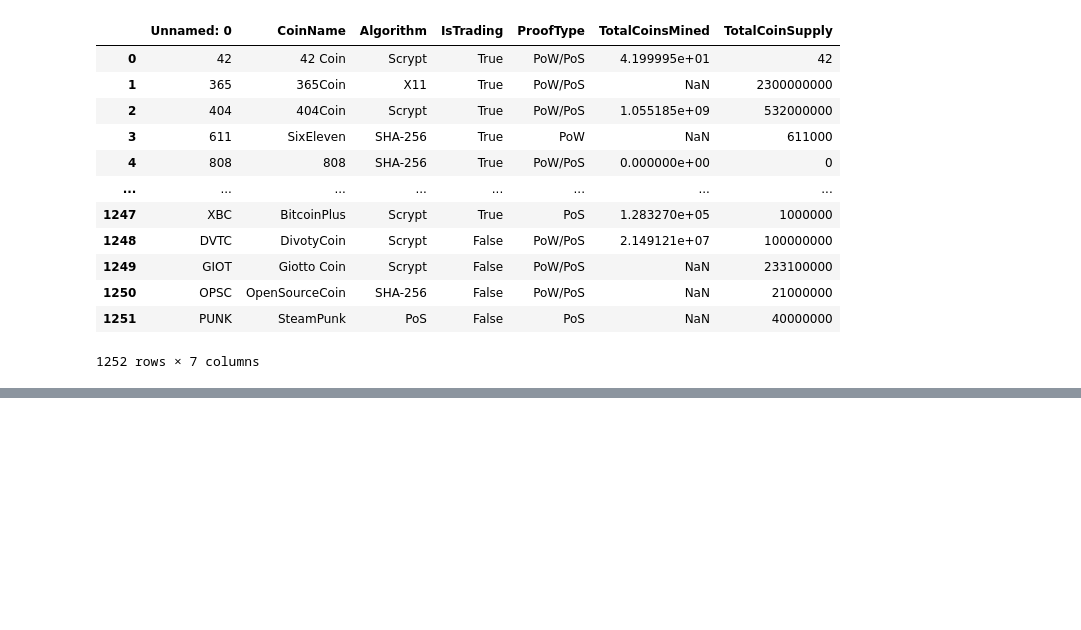
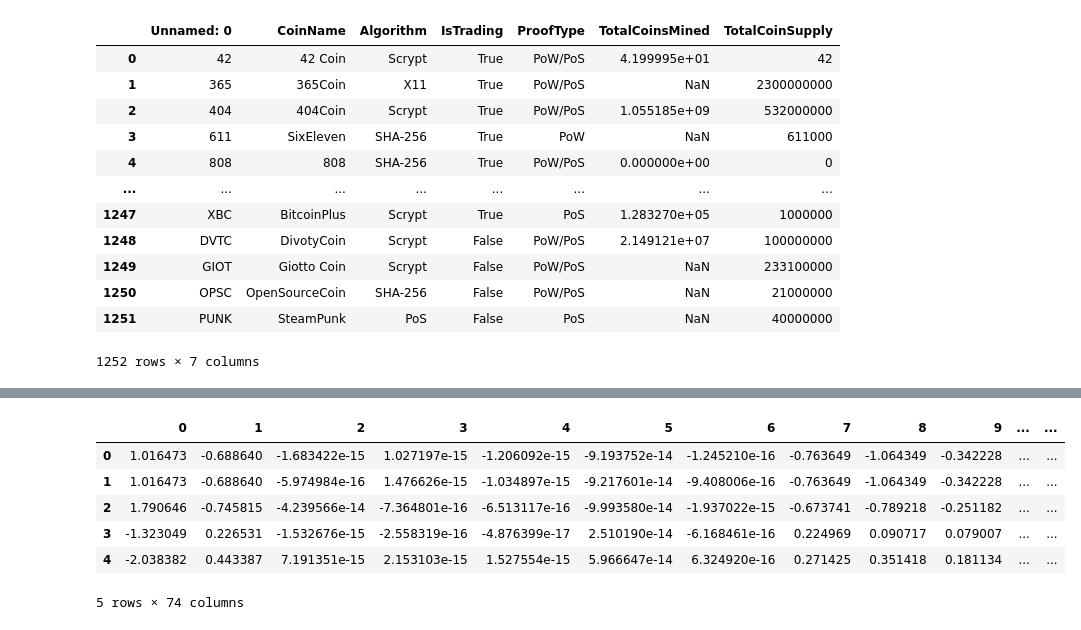
Before and after one commit to ejdublin28/unsupervised-ml, a Jupyter notebook: crypto.ipynb, the cells around one changed output, grey strips where cells are left out. Drawn from its saved outputs; the diff is of its cells as text; code cells hidden in the pictures; blank space fills up the shorter version.

```diff
--- a/crypto.ipynb
+++ b/crypto.ipynb
@@ -50,0 +65,19 @@ crypto_df
+# %%
+ # Initialize PCA model
+pca = PCA(n_components=0.90)
+
+# Get principal components for the crypto data
+crypto_pca = pca.fit_transform(crypto_df_scl)
+crypto_pca
+
+ # Transform PCA data to a DataFrame
+df_crypto_pca = pd.DataFrame(data=crypto_pca)
+df_crypto_pca.head()
+# %% [output]
+|  | 0 | 1 | 2 | 3 | 4 | 5 | 6 | 7 | 8 | 9 | ... | ... |
+| 0 | 1.016473 | -0.688640 | -1.683422e-15 | 1.027197e-15 | -1.206092e-15 | -9.193752e-14 | -1.245210e-16 | -0.763649 | -1.064349 | -0.342228 | ... | ... |
+| 1 | 1.016473 | -0.688640 | -5.974984e-16 | 1.476626e-15 | -1.034897e-15 | -9.217601e-14 | -9.408006e-16 | -0.763649 | -1.064349 | -0.342228 | ... | ... |
+| 2 | 1.790646 | -0.745815 | -4.239566e-14 | -7.364801e-16 | -6.513117e-16 | -9.993580e-14 | -1.937022e-15 | -0.673741 | -0.789218 | -0.251182 | ... | ... |
+| 3 | -1.323049 | 0.226531 | -1.532676e-15 | -2.558319e-16 | -4.876399e-17 | 2.510190e-14 | -6.168461e-16 | 0.224969 | 0.090717 | 0.079007 | ... | ... |
+| 4 | -2.038382 | 0.443387 | 7.191351e-15 | 2.153103e-15 | 1.527554e-15 | 5.966647e-14 | 6.324920e-16 | 0.271425 | 0.351418 | 0.181134 | ... | ... |
+5 rows × 74 columns
```
Also changed, not shown: parts of 5 cells of this notebook, 1 other file.
